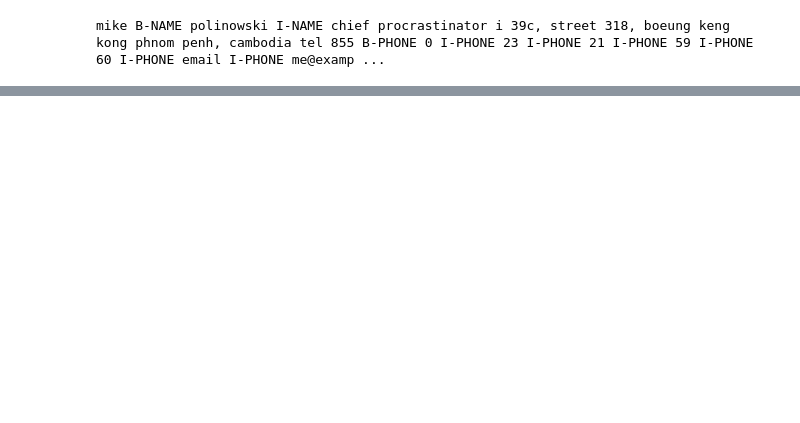
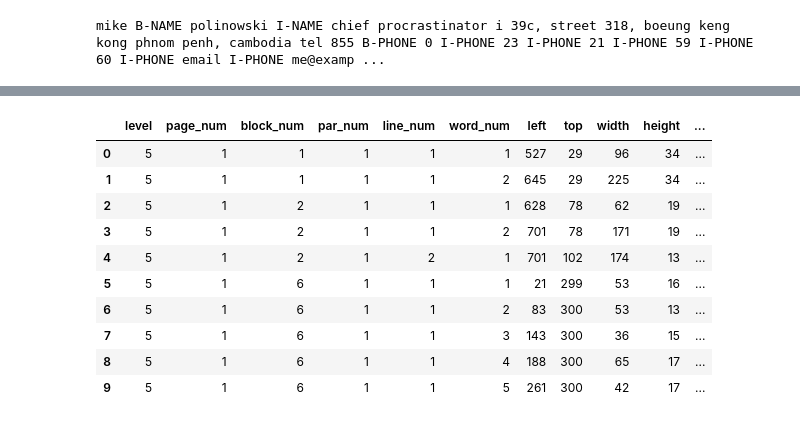
Before and after one commit to mpolinowski/tesseract-spacy-python, a Jupyter notebook: src/04_Predictions.ipynb, the cells around one changed output, grey strips where cells are left out. Drawn from its saved outputs; the diff is of its cells as text; code cells hidden in the pictures; blank space fills up the shorter version.

```diff
--- a/src/04_Predictions.ipynb
+++ b/src/04_Predictions.ipynb
@@ -46,3 +46,16 @@ from spacy import displacy
 displacy.render(doc,style='ent')
 # %% [output]
 mike B-NAME polinowski I-NAME chief procrastinator i 39c, street 318, boeung keng kong phnom penh, cambodia tel 855 B-PHONE 0 I-PHONE 23 I-PHONE 21 I-PHONE 59 I-PHONE 60 I-PHONE email I-PHONE me@examp ...
+# %%
+dockJSON = doc.to_json()
+
+doc_text = dockJSON['text']
+# doc_text #Testing
+df_tokens = pd.DataFrame(dockJSON['tokens']) #Create data frame from tokens
+# df_tokens.head() #Testing
+df_tokens['token'] = df_tokens[['start','end']].apply(lambda x:doc_text[x[0]:x[1]], axis=1) #Add text table
+# df_tokens.head(10) #Testing
+right_table = pd.DataFrame(dockJSON['ents'])[['start','label']] #Take the entities table
+df_tokens = pd.merge(df_tokens,right_table,how='left',on='start') #And left-join it with the tokens+text table
+df_tokens.fillna('O',inplace=True) #Replace all NaN fields
+# df_tokens.head(10) #Testing
@@ -48,0 +76,3 @@ mike B-NAME polinowski I-NAME chief procrastinator i 39c, street 318, boeung ken
+# %%
+df_clean['end'] = df_clean['text'].apply(lambda x: len(x) + 1).cumsum() - 1
+df_clean['start'] = df_clean[['text','end']].apply(lambda x: x[1] - len(x[0]),axis=1)
@@ -48,0 +90,15 @@ mike B-NAME polinowski I-NAME chief procrastinator i 39c, street 318, boeung ken
+# %%
+df_card = pd.merge(df_clean,df_tokens[['start','token','label']],how='inner',on='start')
+df_card.head(10)
+# %% [output]
+|  | level | page_num | block_num | par_num | line_num | word_num | left | top | width | height | ... |
+| 0 | 5 | 1 | 1 | 1 | 1 | 1 | 527 | 29 | 96 | 34 | ... |
+| 1 | 5 | 1 | 1 | 1 | 1 | 2 | 645 | 29 | 225 | 34 | ... |
+| 2 | 5 | 1 | 2 | 1 | 1 | 1 | 628 | 78 | 62 | 19 | ... |
+| 3 | 5 | 1 | 2 | 1 | 1 | 2 | 701 | 78 | 171 | 19 | ... |
+| 4 | 5 | 1 | 2 | 1 | 2 | 1 | 701 | 102 | 174 | 13 | ... |
+| 5 | 5 | 1 | 6 | 1 | 1 | 1 | 21 | 299 | 53 | 16 | ... |
+| 6 | 5 | 1 | 6 | 1 | 1 | 2 | 83 | 300 | 53 | 13 | ... |
+| 7 | 5 | 1 | 6 | 1 | 1 | 3 | 143 | 300 | 36 | 15 | ... |
+| 8 | 5 | 1 | 6 | 1 | 1 | 4 | 188 | 300 | 65 | 17 | ... |
+| 9 | 5 | 1 | 6 | 1 | 1 | 5 | 261 | 300 | 42 | 17 | ... |
```
Also changed, not shown: parts of 12 cells of this notebook.
